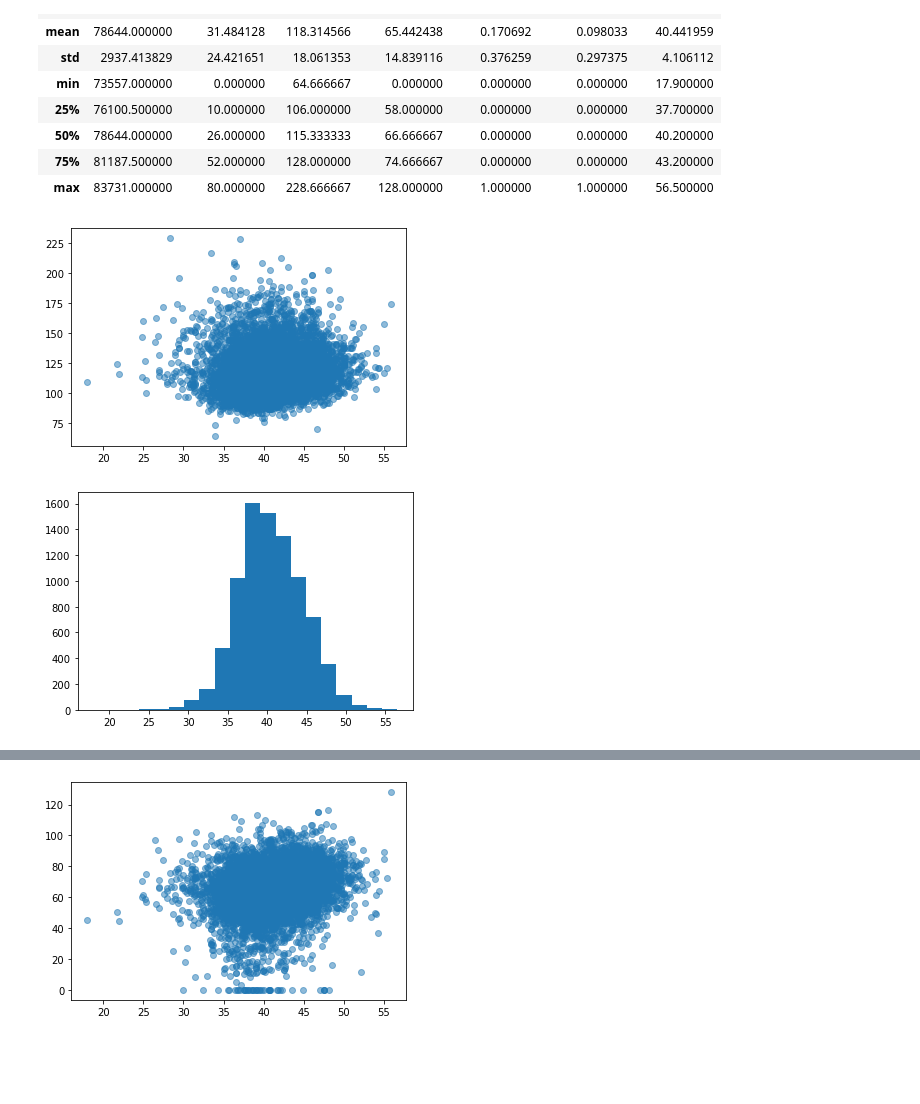
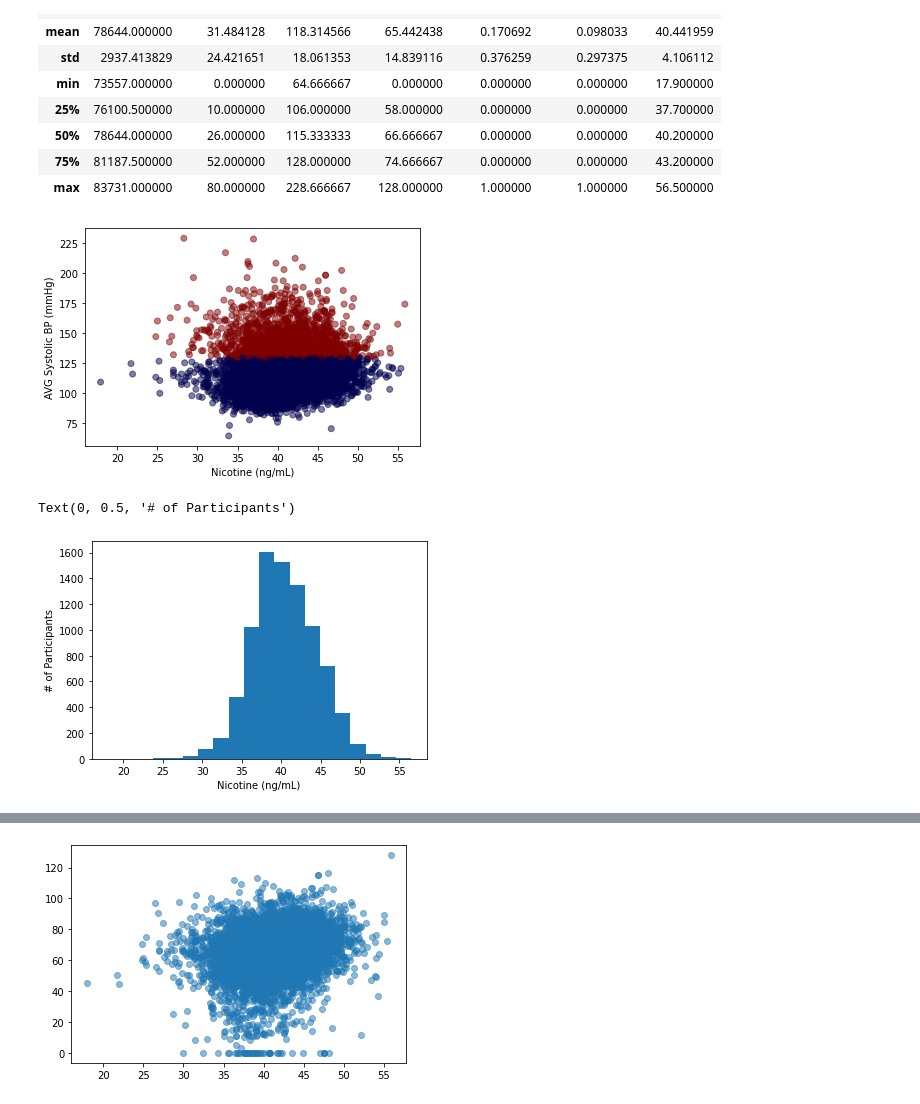
Before and after one commit to noodleybroodley/Final-Capstone, a Jupyter notebook: notebooks/test.ipynb, the cells around one changed output, grey strips where cells are left out. Cells and saved outputs as stored; diff of their text form; code cells hidden in the pictures; blank space fills up the shorter version.

```diff
--- a/notebooks/test.ipynb
+++ b/notebooks/test.ipynb
@@ -113,18 +113,23 @@ avg_sys_bp = test_df['AVG_SYS_BP']
 # %%
 #AVG Systolic BP vs Nicotine (Hydroxycotinine, Serum (ng/mL))
 fig, ax = plt.subplots()
 
 # x = test_df['LBXHCT']
 # y = test_df['AVG SYS BP']
 
-ax = plt.scatter(x=nicotine,y=avg_sys_bp,alpha=0.5)
+ax = plt.scatter(x=nicotine,y=avg_sys_bp,c=test_df.High_SYS_BP,cmap='seismic',alpha=0.5)
+plt.xlabel("Nicotine (ng/mL)")
+plt.ylabel("AVG Systolic BP (mmHg)")
 
 plt.show()
 # %% [output]
-[figure, old version]
+[figure, new version]
 # %%
 fig, ax = plt.subplots()
 
 ax = plt.hist(x=nicotine,bins=20)
+plt.xlabel("Nicotine (ng/mL)")
+plt.ylabel("# of Participants")
 # %% [output]
+Text(0, 0.5, '# of Participants')
-[figure, old version]
+[figure, new version]
```
Also changed, not shown: parts of 5 cells of this notebook, 1 other file.
